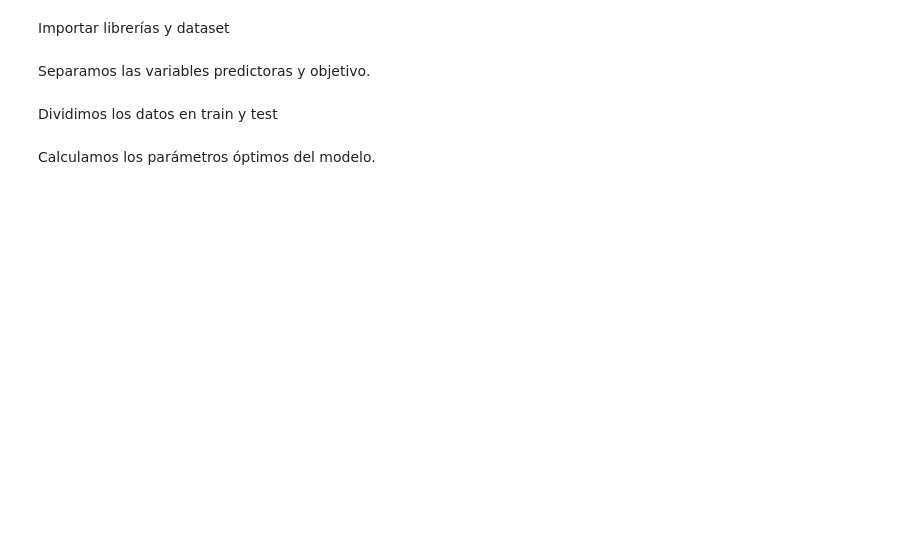
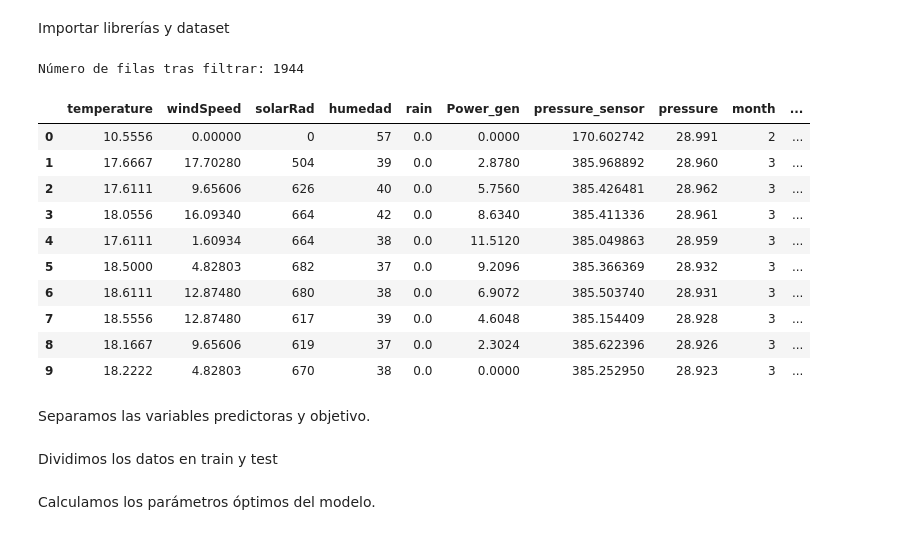
Before and after one commit to GuilleBlancoUC/TFG---IA-DE-PREDICCION-FOTOVOLTAICA, a Jupyter notebook: 3 - Código/Regresion/randomForestLorca.ipynb, the cells around one changed output. Saved outputs shown, nothing was run; the diff lists cells and outputs as text; code cells hidden in the pictures; blank space fills up the shorter version.

Commit message:
AjustesFormato

```diff
--- a/3 - Código/Regresion/randomForestLorca.ipynb
+++ b/3 - Código/Regresion/randomForestLorca.ipynb
@@ -2,34 +2,41 @@
 Importar librerías y dataset
 # %%
 import pandas as pd
+import os
 
 #Import the dataset
-dataset = 'Lorca_processed.csv'
+dataset = os.path.join('..','Lorca_processed.csv')
 
 data = pd.read_csv(
         dataset,
         sep=";",
         low_memory=False,
 )
 
 data["datetime"] = pd.to_datetime(data["datetime"], dayfirst=True, errors="coerce") #convertimos time a datatime
 data["month"] = data["datetime"].dt.month
 data["day"] = data["datetime"].dt.day
 data["hour"] = data["datetime"].dt.hour
 data["minute"] = data["datetime"].dt.minute
 
 data.drop(columns=["datetime"], inplace=True) #eliminamos la columna Time
 
-
-print("Número de filas antes de filtrar: " + str(len(data)))
-
-data = data.loc[data['Power_gen'].shift() != data['Power_gen']]#eliminamos filas con valores repetidos en power_gen de forma local,
-                                                                         #ya que la medicion de power_gen no es sincrona con las demas variables
-
-
 print("Número de filas tras filtrar: " + str(len(data)))
 
 data.head(10)
+# %% [output]
+Número de filas tras filtrar: 1944
+|  | temperature | windSpeed | solarRad | humedad | rain | Power_gen | pressure_sensor | pressure | month | ... |
+| 0 | 10.5556 | 0.00000 | 0 | 57 | 0.0 | 0.0000 | 170.602742 | 28.991 | 2 | ... |
+| 1 | 17.6667 | 17.70280 | 504 | 39 | 0.0 | 2.8780 | 385.968892 | 28.960 | 3 | ... |
+| 2 | 17.6111 | 9.65606 | 626 | 40 | 0.0 | 5.7560 | 385.426481 | 28.962 | 3 | ... |
+| 3 | 18.0556 | 16.09340 | 664 | 42 | 0.0 | 8.6340 | 385.411336 | 28.961 | 3 | ... |
+| 4 | 17.6111 | 1.60934 | 664 | 38 | 0.0 | 11.5120 | 385.049863 | 28.959 | 3 | ... |
+| 5 | 18.5000 | 4.82803 | 682 | 37 | 0.0 | 9.2096 | 385.366369 | 28.932 | 3 | ... |
+| 6 | 18.6111 | 12.87480 | 680 | 38 | 0.0 | 6.9072 | 385.503740 | 28.931 | 3 | ... |
+| 7 | 18.5556 | 12.87480 | 617 | 39 | 0.0 | 4.6048 | 385.154409 | 28.928 | 3 | ... |
+| 8 | 18.1667 | 9.65606 | 619 | 37 | 0.0 | 2.3024 | 385.622396 | 28.926 | 3 | ... |
+| 9 | 18.2222 | 4.82803 | 670 | 38 | 0.0 | 0.0000 | 385.252950 | 28.923 | 3 | ... |
 # %% [markdown]
 Separamos las variables predictoras y objetivo.
 # %%
```
Also changed, not shown: parts of 5 cells of this notebook, 10 other files.
